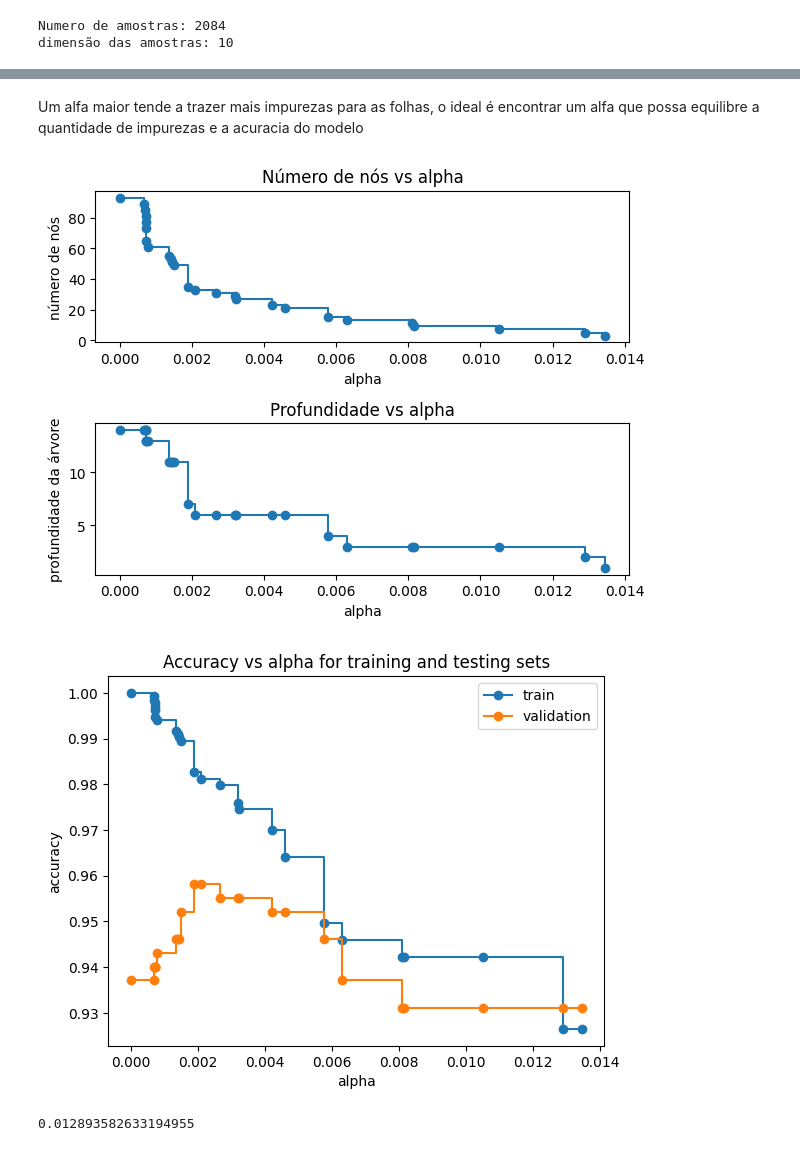
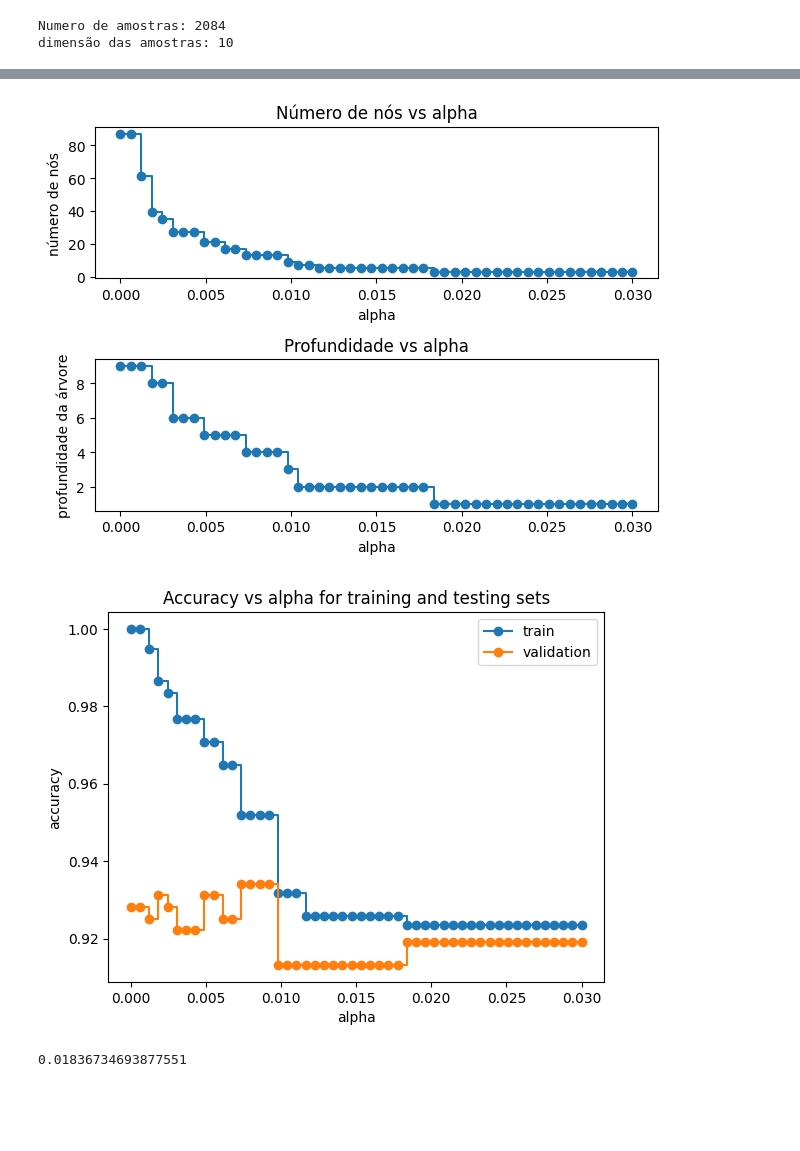
Before and after one commit to JonasFOliveira/ML-Final-Project, a Jupyter notebook: relatorio.ipynb, the cells around one changed output, grey strips where cells are left out. Drawn from its saved outputs; the diff is of its cells as text; code cells hidden in the pictures; blank space fills up the shorter version.

```diff
--- a/relatorio.ipynb
+++ b/relatorio.ipynb
@@ -403,19 +410,13 @@ weighted avg       0.98      0.98      0.98       417
 # %%
-#Divide os dados em treino e validação
-X_train, X_val, y_train, y_val = model_selection.train_test_split(X_train, y_train, test_size=0.20, random_state=0)
-
 #Recupera os valores efetivos de alpha para a elaboração da fase de prunning
-path = clf.cost_complexity_pruning_path(X_train, y_train)
-ccp_alphas, impurities = path.ccp_alphas, path.impurities
+path = hdi_tree.cost_complexity_pruning_path(X_train, y_train)
+alphas, impurities = path.ccp_alphas, path.impurities
 
 #Plota a relação entre os valores de alpha e impureza das folhas
 fig, ax = plt.subplots()
-ax.plot(ccp_alphas[:-1], impurities[:-1], marker="o", drawstyle="steps-post")
+ax.plot(alphas[:-1], impurities[:-1], marker="o", drawstyle="steps-post")
 ax.set_xlabel("alpha efetivo")
 ax.set_ylabel("total impureza das folhas")
 ax.set_title("Impureza vs alpha efetivo para os dados de treino")
 fig.show()
-
-print(ccp_alphas)
-print(impurities)
 # %% [output]
@@ -433,54 +424,47 @@ print(impurities)
-# %% [markdown]
-Um alfa maior tende a trazer mais impurezas para as folhas, o ideal é encontrar um alfa que possa equilibre a quantidade de impurezas e a acuracia do modelo
 # %%
-clfs = []
-for ccp_alpha in ccp_alphas:
-    clf = DecisionTreeClassifier(random_state=0, ccp_alpha=ccp_alpha)
-    clf.fit(X_train, y_train)
-    clfs.append(clf)
+alphas = np.linspace(0, 0.03, 50)
+models_data = []
 
-#Descarta o último por ser trivial (apenas o nó raiz)
-clfs = clfs[:-1]
-ccp_alphas = ccp_alphas[:-1]
+for ccp_alpha in alphas:
+    tree_class = DecisionTreeClassifier(random_state=0, ccp_alpha=ccp_alpha)
+    tree_class.fit(X_train, y_train)
+    models_data.append(tree_class)
 
-node_counts = [clf.tree_.node_count for clf in clfs]
-depth = [clf.tree_.max_depth for clf in clfs]
+node_counts = [clf.tree_.node_count for clf in models_data]
+depth = [clf.tree_.max_depth for clf in models_data]
 fig, ax = plt.subplots(2, 1)
-ax[0].plot(ccp_alphas, node_counts, marker="o", drawstyle="steps-post")
+ax[0].plot(alphas, node_counts, marker="o", drawstyle="steps-post")
 ax[0].set_xlabel("alpha")
 ax[0].set_ylabel("número de nós")
 ax[0].set_title("Número de nós vs alpha")
-ax[1].plot(ccp_alphas, depth, marker="o", drawstyle="steps-post")
+ax[1].plot(alphas, depth, marker="o", drawstyle="steps-post")
 ax[1].set_xlabel("alpha")
 ax[1].set_ylabel("profundidade da árvore")
 ax[1].set_title("Profundidade vs alpha")
 fig.tight_layout()
 # %% [output]
-[figure, old version]
+[figure, new version]
 # %%
-import matplotlib.pyplot as plt
-
-train_scores = [clf.score(X_train, y_train) for clf in clfs]
-val_scores = [clf.score(X_val, y_val) for clf in clfs]
+train_scores = [clf.score(X_train, y_train) for clf in models_data]
+val_scores = [clf.score(X_val, y_val) for clf in models_data]
 
 fig, ax = plt.subplots()
 ax.set_xlabel("alpha")
 ax.set_ylabel("accuracy")
 ax.set_title("Accuracy vs alpha for training and testing sets")
-ax.plot(ccp_alphas, train_scores, marker="o", label="train", drawstyle="steps-post")
-ax.plot(ccp_alphas, val_scores, marker="o", label="validation", drawstyle="steps-post")
+ax.plot(alphas, train_scores, marker="o", label="train", drawstyle="steps-post")
+ax.plot(alphas, val_scores, marker="o", label="validation", drawstyle="steps-post")
 ax.legend()
 plt.show()
 # %% [output]
-[figure, old version]
+[figure, new version]
-# %%
-df_alphas = pd.DataFrame([ccp_alphas, train_scores, val_scores]).T
-df_alphas.columns = ['alpha', 'train', 'validation']
-#verificando o melhor alpha onde a acuracia de validação é maior ou igual que a de treino (não foi overfitado)
-#mas ainda sim a acuracia de treino é alta
-best = df_alphas.loc[(df_alphas['train'] <= df_alphas['validation'])].sort_values(by='train', ascending=False).head(1)
-best_alpha = best['alpha'].values[0]
-best_alpha
-# %% [output]
-0.012893582633194955
+# %%
+df_alphas = pd.DataFrame([alphas, train_scores, val_scores]).T
+df_alphas.columns = ['alpha', 'train', 'validation']
+df_alphas.loc[:, 'diff'] = abs(df_alphas['validation'] - df_alphas['train'])
+best =  df_alphas[df_alphas['diff'] == df_alphas['diff'].min()]
+best_alpha = best['alpha'].values[0]
+best_alpha
+# %% [output]
+0.01836734693877551
 # %%
```
Also changed, not shown: parts of 14 cells of this notebook.
